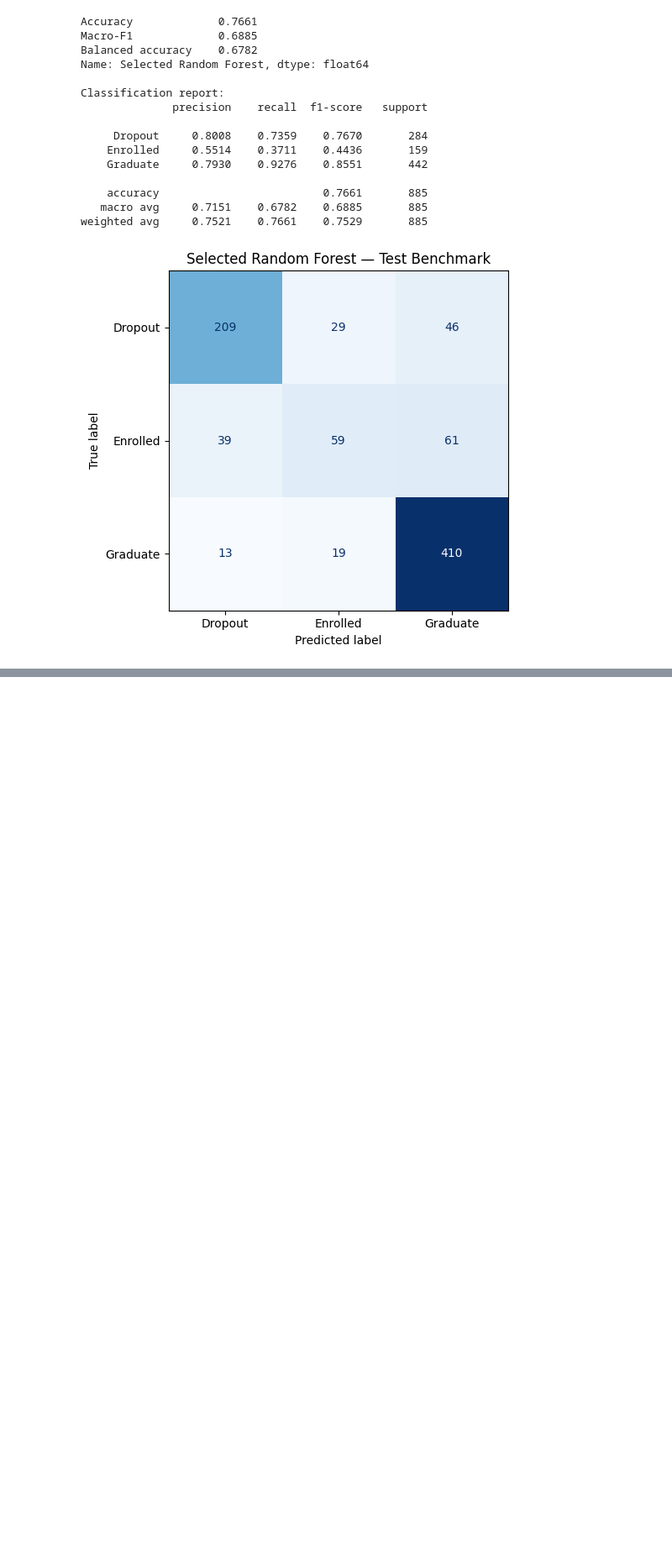
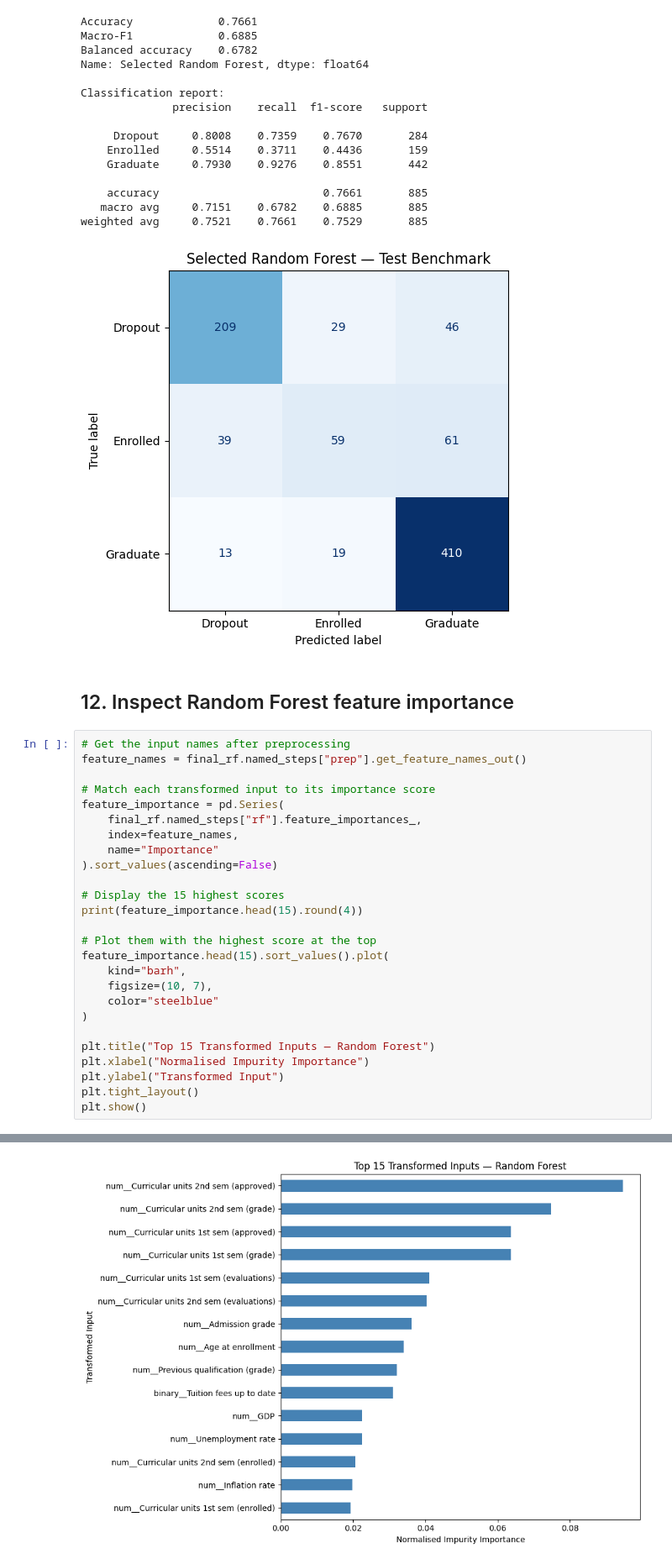
Before and after one commit to Ayesh2002/ml-student-dropout, a Jupyter notebook: 02_random_forest.ipynb, the cells around one changed output, grey strips where cells are left out. Shown at 84% size. Cells and saved outputs as stored; diff of their text form; blank space fills up the shorter version.

Commit message:
visualise fitted random forest feature importance

```diff
--- a/02_random_forest.ipynb
+++ b/02_random_forest.ipynb
@@ -670,3 +670,32 @@ Classification report:
    macro avg     0.7151    0.6782    0.6885       885
 weighted avg     0.7521    0.7661    0.7529       885
 [figure]
+# %% [markdown]
+## 12. Inspect Random Forest feature importance
+# %%
+# Get the input names after preprocessing
+feature_names = final_rf.named_steps["prep"].get_feature_names_out()
+
+# Match each transformed input to its importance score
+feature_importance = pd.Series(
+    final_rf.named_steps["rf"].feature_importances_,
+    index=feature_names,
+    name="Importance"
+).sort_values(ascending=False)
+
+# Display the 15 highest scores
+print(feature_importance.head(15).round(4))
+
+# Plot them with the highest score at the top
+feature_importance.head(15).sort_values().plot(
+    kind="barh",
+    figsize=(10, 7),
+    color="steelblue"
+)
+
+plt.title("Top 15 Transformed Inputs — Random Forest")
+plt.xlabel("Normalised Impurity Importance")
+plt.ylabel("Transformed Input")
+plt.tight_layout()
+plt.show()
+# %% [output]
@@ -672,0 +718 @@ weighted avg     0.7521    0.7661    0.7529       885
+[figure, added]
```
Also changed, not shown: parts of 1 cell of this notebook.
